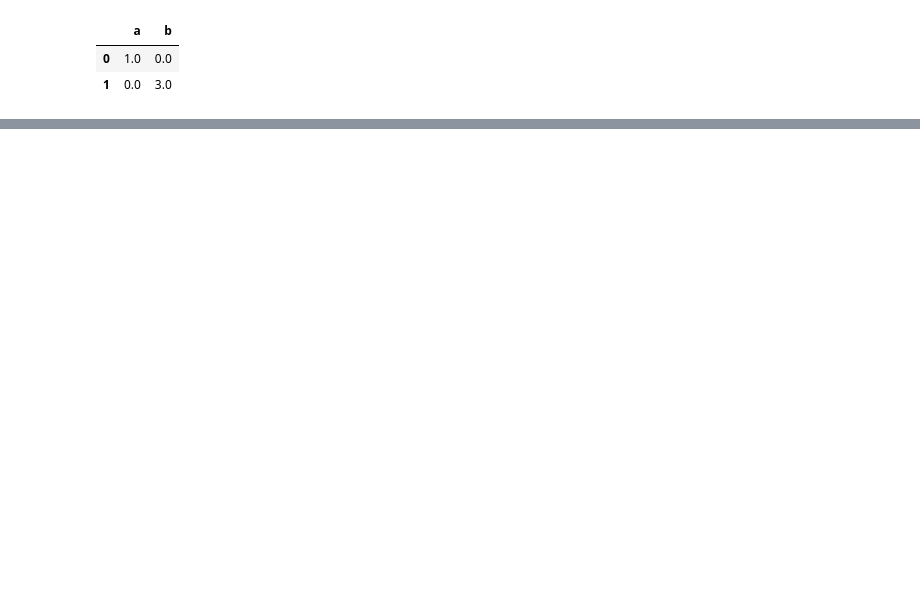
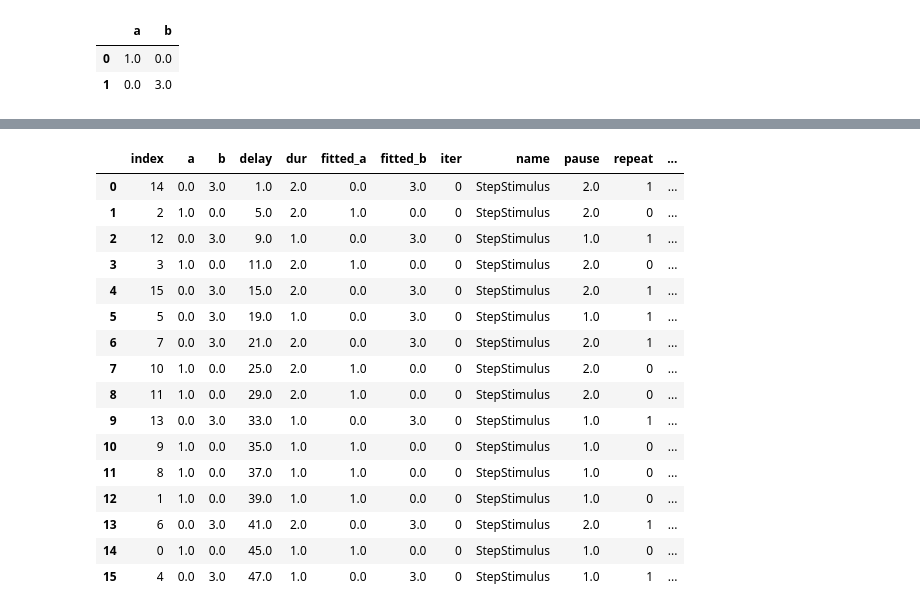
Before and after one commit to neuralsignal/dreye, a Jupyter notebook: messy_notebooks/test chaining.ipynb, the cells around one changed output, grey strips where cells are left out. Saved outputs shown, nothing was run; the diff lists cells and outputs as text; code cells hidden in the pictures; blank space fills up the shorter version.

```diff
--- a/messy_notebooks/test chaining.ipynb
+++ b/messy_notebooks/test chaining.ipynb
@@ -58,0 +55,20 @@ plt.plot(rando.timestamps, rando.stimulus)
+# %%
+rando.events
+# %% [output]
+|  | index | a | b | delay | dur | fitted_a | fitted_b | iter | name | pause | repeat | ... |
+| 0 | 14 | 0.0 | 3.0 | 1.0 | 2.0 | 0.0 | 3.0 | 0 | StepStimulus | 2.0 | 1 | ... |
+| 1 | 2 | 1.0 | 0.0 | 5.0 | 2.0 | 1.0 | 0.0 | 0 | StepStimulus | 2.0 | 0 | ... |
+| 2 | 12 | 0.0 | 3.0 | 9.0 | 1.0 | 0.0 | 3.0 | 0 | StepStimulus | 1.0 | 1 | ... |
+| 3 | 3 | 1.0 | 0.0 | 11.0 | 2.0 | 1.0 | 0.0 | 0 | StepStimulus | 2.0 | 0 | ... |
+| 4 | 15 | 0.0 | 3.0 | 15.0 | 2.0 | 0.0 | 3.0 | 0 | StepStimulus | 2.0 | 1 | ... |
+| 5 | 5 | 0.0 | 3.0 | 19.0 | 1.0 | 0.0 | 3.0 | 0 | StepStimulus | 1.0 | 1 | ... |
+| 6 | 7 | 0.0 | 3.0 | 21.0 | 2.0 | 0.0 | 3.0 | 0 | StepStimulus | 2.0 | 1 | ... |
+| 7 | 10 | 1.0 | 0.0 | 25.0 | 2.0 | 1.0 | 0.0 | 0 | StepStimulus | 2.0 | 0 | ... |
+| 8 | 11 | 1.0 | 0.0 | 29.0 | 2.0 | 1.0 | 0.0 | 0 | StepStimulus | 2.0 | 0 | ... |
+| 9 | 13 | 0.0 | 3.0 | 33.0 | 1.0 | 0.0 | 3.0 | 0 | StepStimulus | 1.0 | 1 | ... |
+| 10 | 9 | 1.0 | 0.0 | 35.0 | 1.0 | 1.0 | 0.0 | 0 | StepStimulus | 1.0 | 0 | ... |
+| 11 | 8 | 1.0 | 0.0 | 37.0 | 1.0 | 1.0 | 0.0 | 0 | StepStimulus | 1.0 | 0 | ... |
+| 12 | 1 | 1.0 | 0.0 | 39.0 | 1.0 | 1.0 | 0.0 | 0 | StepStimulus | 1.0 | 0 | ... |
+| 13 | 6 | 0.0 | 3.0 | 41.0 | 2.0 | 0.0 | 3.0 | 0 | StepStimulus | 2.0 | 1 | ... |
+| 14 | 0 | 1.0 | 0.0 | 45.0 | 1.0 | 1.0 | 0.0 | 0 | StepStimulus | 1.0 | 0 | ... |
+| 15 | 4 | 0.0 | 3.0 | 47.0 | 1.0 | 0.0 | 3.0 | 0 | StepStimulus | 1.0 | 1 | ... |
```
Also changed, not shown: parts of 4 cells of this notebook, 1 other file.
